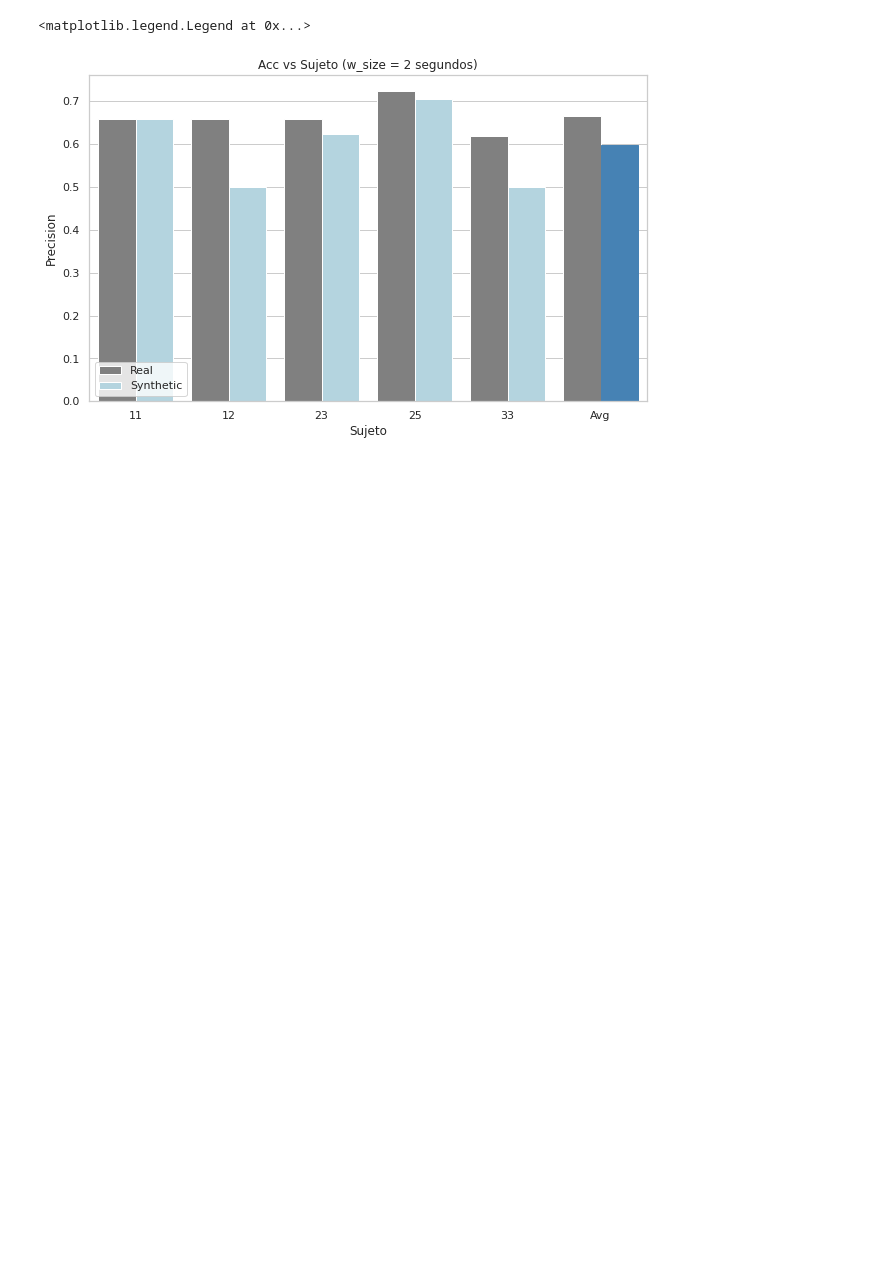
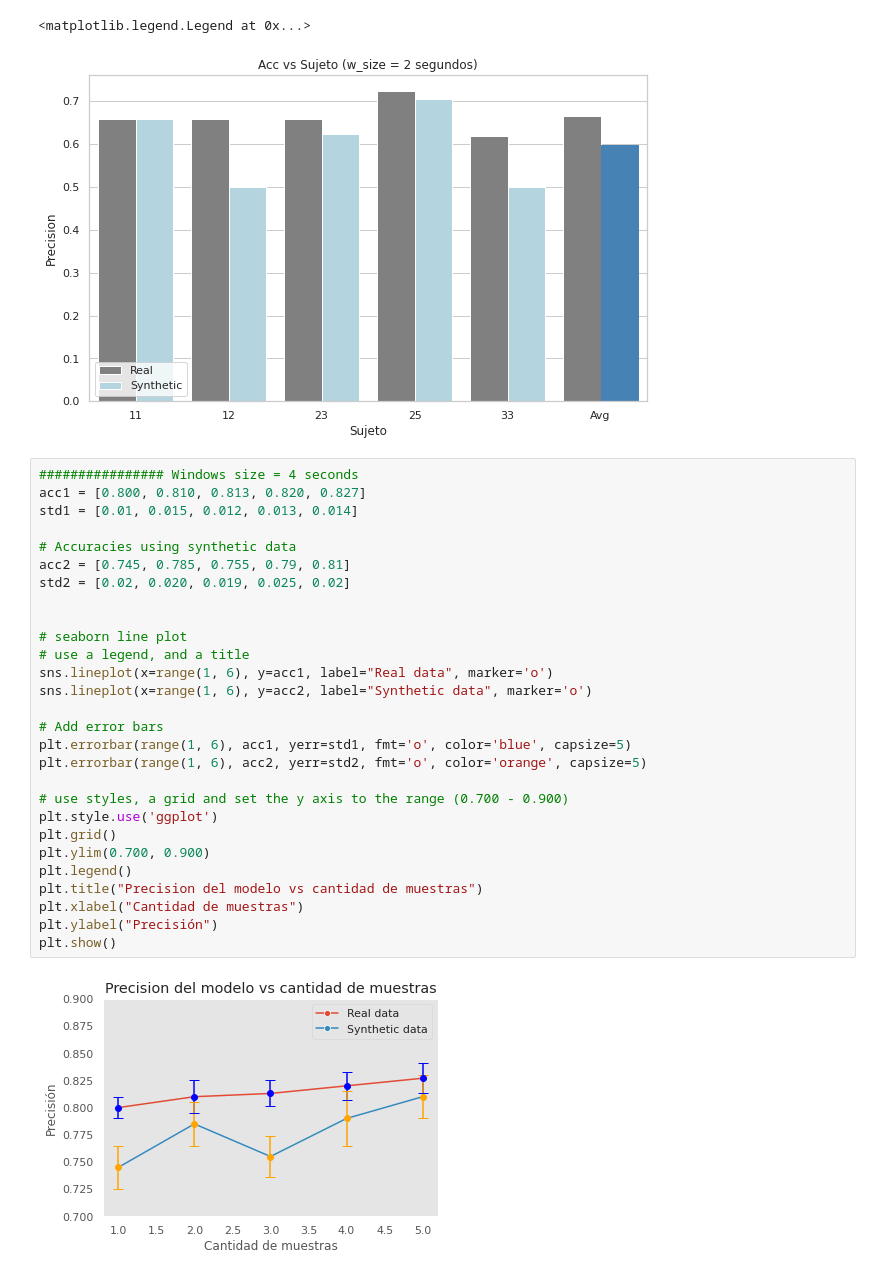
Before and after one commit to loaspra/stargan-ssvep, a Jupyter notebook: new_data_processing.ipynb, the cells around one changed output. Cells and saved outputs as stored; diff of their text form; blank space fills up the shorter version.

```diff
--- a/new_data_processing.ipynb
+++ b/new_data_processing.ipynb
@@ -445,4 +445,34 @@ plt.legend(loc='lower left')
 # %% [output]
 <matplotlib.legend.Legend at 0x...>
 [figure]
+# %%
+################ Windows size = 4 seconds
+acc1 = [0.800, 0.810, 0.813, 0.820, 0.827]
+std1 = [0.01, 0.015, 0.012, 0.013, 0.014]
+
+# Accuracies using synthetic data
+acc2 = [0.745, 0.785, 0.755, 0.79, 0.81]
+std2 = [0.02, 0.020, 0.019, 0.025, 0.02]
+
+
+# seaborn line plot
+# use a legend, and a title
+sns.lineplot(x=range(1, 6), y=acc1, label="Real data", marker='o')
+sns.lineplot(x=range(1, 6), y=acc2, label="Synthetic data", marker='o')
+
+# Add error bars
+plt.errorbar(range(1, 6), acc1, yerr=std1, fmt='o', color='blue', capsize=5)
+plt.errorbar(range(1, 6), acc2, yerr=std2, fmt='o', color='orange', capsize=5)
+
+# use styles, a grid and set the y axis to the range (0.700 - 0.900)
+plt.style.use('ggplot')
+plt.grid()
+plt.ylim(0.700, 0.900)
+plt.legend()
+plt.title("Precision del modelo vs cantidad de muestras")
+plt.xlabel("Cantidad de muestras")
+plt.ylabel("Precisión")
+plt.show()
+# %% [output]
+[figure, added]
 # %%
```
Also changed, not shown: parts of 2 cells of this notebook, 10 other files.
